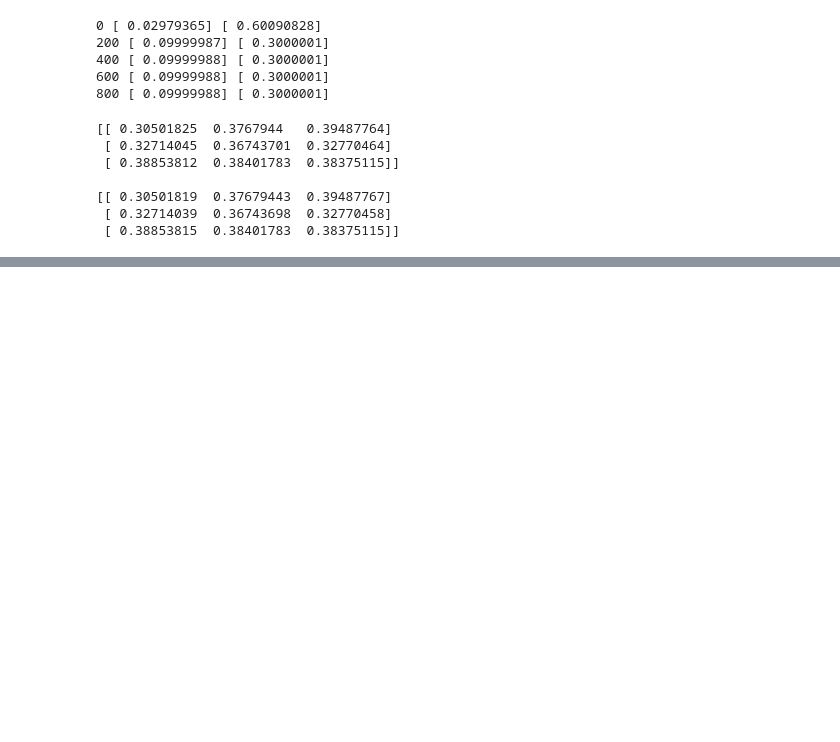
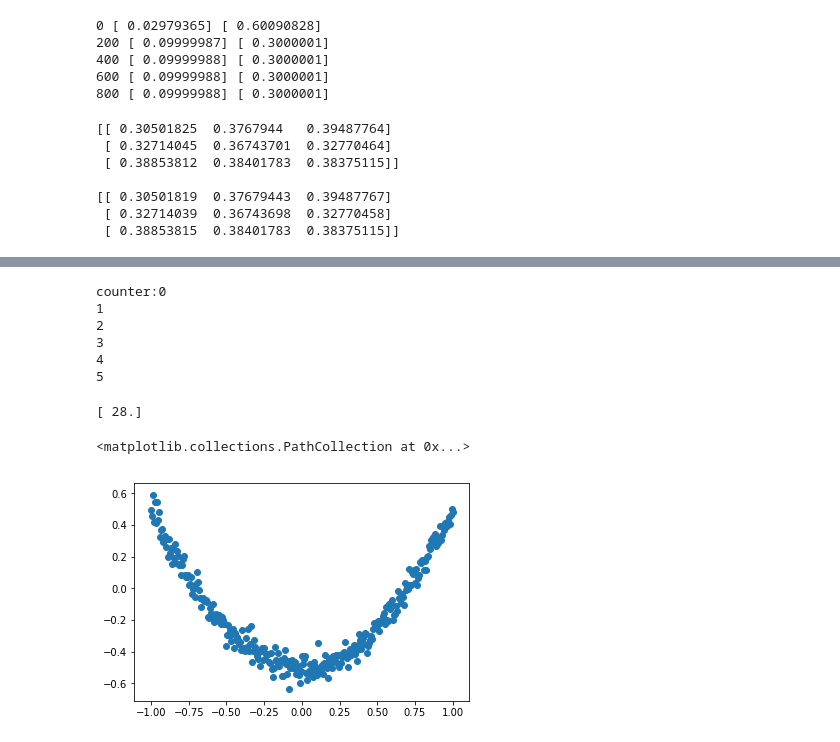
Before and after one commit to mgurdal/tensorflow-dersleri, a Jupyter notebook: index.ipynb, the cells around one changed output, grey strips where cells are left out. Saved outputs shown, nothing was run; the diff lists cells and outputs as text; code cells hidden in the pictures; blank space fills up the shorter version.

```diff
--- a/index.ipynb
+++ b/index.ipynb
@@ -137,0 +160,22 @@ print(y_real)
+# %%
+state = tf.Variable(0, name="counter") # baslangic degeri, isim
+print(state.name)
+
+one = tf.constant(1)
+
+new_value = tf.add(state, one)
+update = tf.assign(state, new_value)
+
+init = tf.global_variables_initializer() # degisken varsa calistirilmali
+
+sess.run(init)
+for _ in range(5):
+    sess.run(update)
+    print(sess.run(state))
+# %% [output]
+counter:0
+1
+2
+3
+4
+5
@@ -137,0 +188,7 @@ print(y_real)
+# %%
+for step in range(1000):
+    res = sess.run(output, feed_dict={input_1:[4.], input_2:[7.]})
+
+print(res)
+# %% [output]
+[ 28.]
@@ -137,0 +217,17 @@ print(y_real)
+# %%
+# Create some data
+X = np.linspace(-1, 1, 300)[:, np.newaxis] # add 1D to sample
+noise = np.random.normal(0, 0.05, X.shape).astype(np.float32) # add some noise so it's looks real
+# y = x^2
+Y = np.square(X) - 0.5 + noise
+
+# plot the data
+#plt.scatter(X, Y)
+#plt.show()
+# %%
+fig = plt.figure()
+ax = fig.add_subplot(1, 1, 1)
+ax.scatter(X, Y)
+# %% [output]
+<matplotlib.collections.PathCollection at 0x...>
+[figure, added]
```
Also changed, not shown: parts of 7 cells of this notebook, 6 other files.
